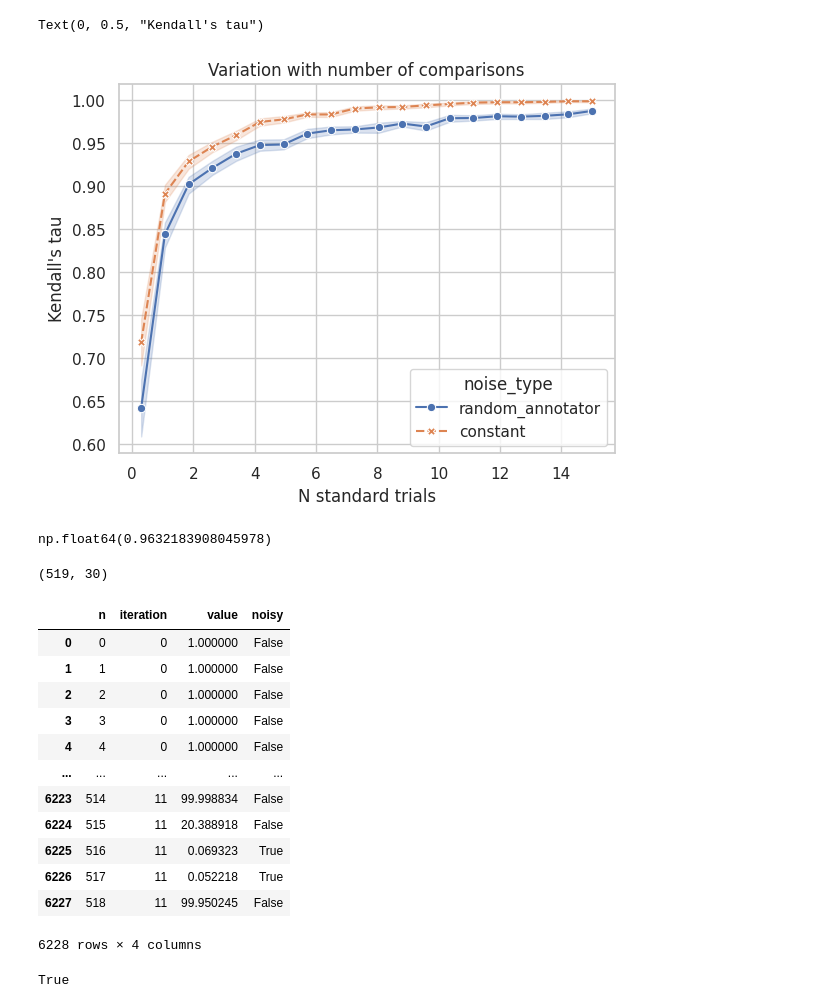
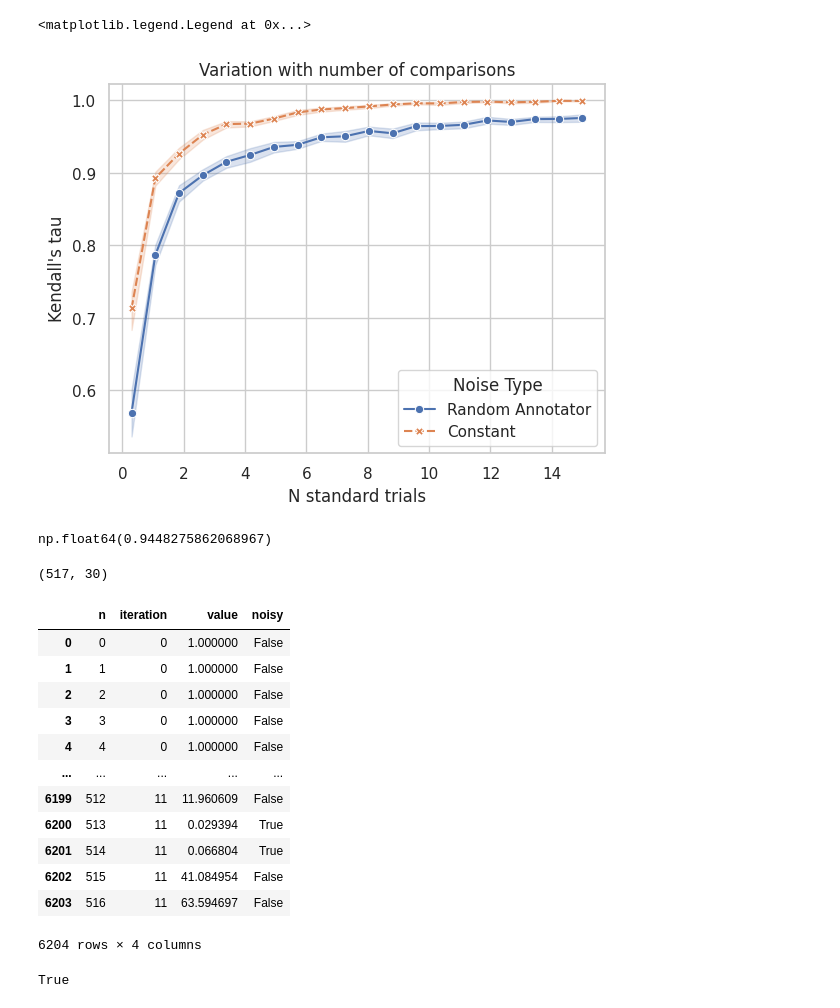
Before and after one commit to duckiendoan/PD-Rank, a Jupyter notebook: PDRank_exp.ipynb, the cells around one changed output. Drawn from its saved outputs; the diff is of its cells as text; code cells hidden in the pictures.

```diff
--- a/PDRank_exp.ipynb
+++ b/PDRank_exp.ipynb
@@ -35,7 +35,7 @@ def run_simulation(m,
                    epsilon_out=1e-2,
                    epsilon_in=1e-2,
                    return_data=False,
-                   return_solution_path=False):
+                   return_solution_path=False, **kwargs):
     config = {
         'm': m,
         'n_pairs': n_pairs,
@@ -46,9 +46,12 @@ def run_simulation(m,
         'epsilon_out': epsilon_out,
         'epsilon_in': epsilon_in,
     }
+    for key, value in kwargs.items():
+        if key not in config:
+            config[key] = value
     # Generate comparison data with the required parameters
     data = DataExp(m,n_pairs,noise_type=noise_type,noise_level=noise_level, connectivity=connectivity,
-                            bt_interval = bt_interval, demo=False)
+                            bt_interval=bt_interval, demo=False)
 
     # If the connectivity is not None, the generated data may have a different number of items and comparisons
     real_m, real_n = data.m, data.n
@@ -151,13 +154,13 @@ def run_exp_parallel(m, n_std_trial, n_simulation_per_trial, **kwargs):
                    connectivity,
                    bt_interval,
                    epsilon_out,
-                   epsilon_in) for _ in range(n_simulation_per_trial) for n_pairs in n_comparisons)
+                   epsilon_in, **kwargs.get("others", {})) for _ in range(n_simulation_per_trial) for n_pairs in n_comparisons)
     return result
 # %%
 # Can use the sequential version run_exp if you don't have joblib
 configs = [
     {"noise_type": 'constant', "noise_level": 0.1},
-    {"noise_type": 'random_annotator', "noise_level": np.array([0.1, 0.15, 0.2, 0.175])}
+    {"noise_type": 'random_annotator', "noise_level": np.array([0.1, 0.15, 0.2, 0.4])}
 ]
 results = []
 for config in configs:
@@ -184,12 +169,14 @@ for config in configs:
 # %%
 df = pd.concat(results).sort_values(by='n_pairs')
 df['n_std_trial'] = df['n_pairs'] * 2 / (m*(m-1))
 sns.set(style="whitegrid")
 g = sns.lineplot(data=df, x='n_std_trial', y='kendall_tau', hue='noise_type', style='noise_type', markers=True)
 g.set_title('Variation with number of comparisons')
 g.set_xlabel("N standard trials")
 g.set_ylabel("Kendall's tau")
+handles, labels = g.get_legend_handles_labels()
+g.legend(handles, ["Random Annotator", "Constant"], title="Noise Type")
 # %% [output]
-Text(0, 0.5, "Kendall's tau")
+<matplotlib.legend.Legend at 0x...>
-[figure, old version]
+[figure, new version]
 # %%
@@ -206,13 +193,13 @@ config, data, ws, xs = run_simulation(m,
                    epsilon_in, return_data=True, return_solution_path=True)
 config['kendall_tau']
 # %% [output]
-np.float64(0.9632183908045978)
+np.float64(0.9448275862068967)
 # %%
 A, w_obs = data.get_Areduced_w()
 noisy_idx = np.nonzero(A @ data.x < 0)[0]
 A.shape
 # %% [output]
-(519, 30)
+(517, 30)
 # %%
 df = pd.DataFrame(ws.T).reset_index()
 df = pd.melt(df, id_vars='index').rename(columns={'index': 'n', 'variable': 'iteration'})
@@ -226,12 +213,12 @@ df
 | 3 | 3 | 0 | 1.000000 | False |
 | 4 | 4 | 0 | 1.000000 | False |
 | ... | ... | ... | ... | ... |
-| 6223 | 514 | 11 | 99.998834 | False |
-| 6224 | 515 | 11 | 20.388918 | False |
-| 6225 | 516 | 11 | 0.069323 | True |
-| 6226 | 517 | 11 | 0.052218 | True |
-| 6227 | 518 | 11 | 99.950245 | False |
+| 6199 | 512 | 11 | 11.960609 | False |
+| 6200 | 513 | 11 | 0.029394 | True |
+| 6201 | 514 | 11 | 0.066804 | True |
+| 6202 | 515 | 11 | 41.084954 | False |
+| 6203 | 516 | 11 | 63.594697 | False |
-6228 rows × 4 columns
+6204 rows × 4 columns
 # %%
 # iteration, value, n, noisy?
 test_noisy_idx = df[df['noisy'] == True].n.unique().sort()
```
Also changed, not shown: parts of 22 cells of this notebook, 1 other file.
